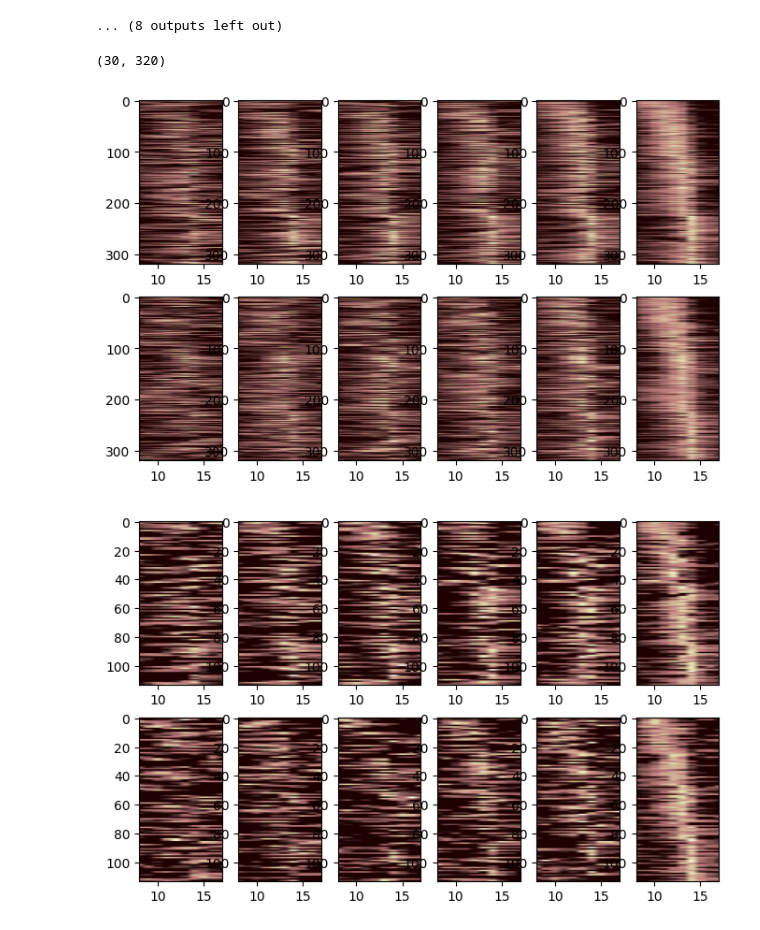
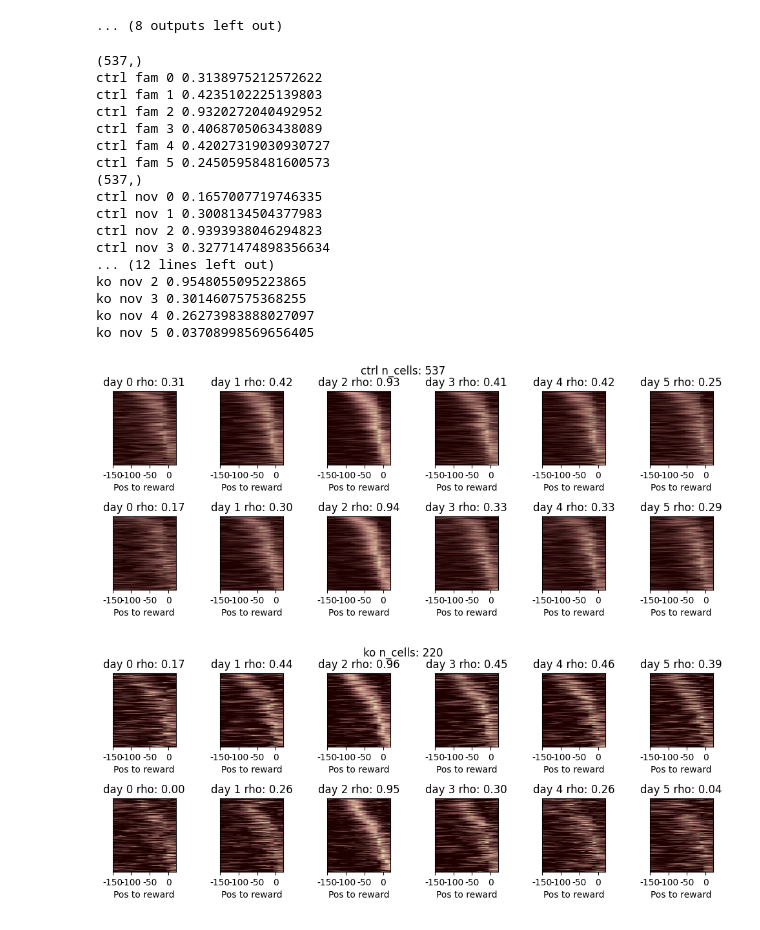
Before and after one commit to GiocomoLab/STX3KO_analyses, a Jupyter notebook: notebooks/figure6/population_plots.ipynb, the cells around one changed output. Cells and saved outputs as stored; diff of their text form; code cells hidden in the pictures.

Commit message:
plotting reward stability

```diff
--- a/notebooks/figure6/population_plots.ipynb
+++ b/notebooks/figure6/population_plots.ipynb
@@ -28 +30,4 @@ plt.rcParams['font.serif'] = 'Arial'
+# %%
+figdir = pathlib.Path('/mnt/BigDisk/fig_scratch/stx3/fig6_reward_stability')
+figdir.mkdir(exist_ok=True, parents=True)
 # %%
@@ -74,12 +84,12 @@ def get_reward_cells_across_days(sess, align_day):
     return pc_dict
 # %%
-rcell_day = 5
+
 pc_dict= {}
 for cond, mice in zip(('ctrl', 'ko'), (ctrl_mice, ko_mice)):
     pc_dict[cond] = {}
     for mouse in mice:
         sess = u.single_mouse_concat_sessions(mouse, np.arange(6))
-        pc_dict[cond][mouse] = get_reward_cells_across_days(sess,rcell_day)
+        pc_dict[cond][mouse] = get_reward_cells_across_days(sess)
 # %% [output]
 29_11_2020 YMaze_LNovel
 30_11_2020 YMaze_LNovel
@@ -128,6 +138,7 @@ for cond, mice in zip(('ctrl', 'ko'), (ctrl_mice, ko_mice)):
 ... (8 outputs left out)
 # %%
 plot_dict = {}
+align_day = 2
 for cond, mice in zip(('ctrl', 'ko'),(ctrl_mice, ko_mice)):
     plot_dict[cond]={}
     for ttype in ('fam', 'nov'):
@@ -137,7 +148,7 @@ for cond, mice in zip(('ctrl', 'ko'),(ctrl_mice, ko_mice)):
             arr = []
 
             for mouse in mice:
-                arr.append(pc_dict[cond][mouse][day][ttype])
+                arr.append(pc_dict[cond][mouse][align_day][day][ttype])
             plot_dict[cond][ttype][day]= np.hstack(arr)
 
 
@@ -150,20 +161,56 @@ for cond, mice in zip(('ctrl', 'ko'),(ctrl_mice, ko_mice)):
 #         tmat = pc_dict[day][nov]
 #         ax[i,day].imshow(tmat[:,sort].T,aspect='auto')
 # %%
-plot_dict['ctrl']['fam'][5].shape
+import astropy
+import astropy.stats
-# %% [output]
-(30, 320)
 # %%
 for cond in ('ctrl', 'ko'):
-    sort_tmat = plot_dict[cond]['fam'][5] + plot_dict[cond]['nov'][5]
-    sort = np.argsort(np.nanargmax(sort_tmat, axis=0))
+    sort_tmat = plot_dict[cond]['fam'][align_day] + plot_dict[cond]['nov'][align_day]
+    sort_tmat = plot_dict[cond]['fam'][align_day] + plot_dict[cond]['nov'][align_day]
+    sort_argmax = np.nanargmax(sort_tmat, axis=0)
 
-    fig, ax = plt.subplots(2,6, figsize=[8,5])
+    sort = np.argsort(sort_argmax)
+    n_cells = sort.shape[0]
+
+    fig, ax = plt.subplots(2,6, figsize=[12,4])
+    fig.subplots_adjust(wspace=.7, hspace=.7)
+    fig.suptitle(f"{cond} n_cells: {n_cells}")
     for i,nov in enumerate(('fam','nov')):
+        # sort_tmat = plot_dict[cond][nov][5] #+ plot_dict[cond]['nov'][5]
+        # sort = np.argsort(np.nanargmax(sort_tmat, axis=0))
+        print(sort.shape)
         for day in range(6):
             tmat = sp.stats.zscore(plot_dict[cond][nov][day],axis=0)
+
+            r = astropy.stats.circcorrcoef(stx.reward_overrep.pos_to_rad(np.nanargmax(tmat, axis=0)), stx.reward_overrep.pos_to_rad(sort_argmax))
+            print(cond, nov, day, r)
             ax[i,day].imshow(tmat[:,sort].T,aspect='auto', cmap='pink', vmin=0, vmax=5)
-            ax[i,day].set_xlim([8,17])
+            ax[i,day].set_xlim([0,17])
+
+            ax[i,day].set_title(f'day {day} rho: {r:.2f}')
+            ax[i,day].set_xticks([0,5,10,15], labels=[-150, -100, -50, 0])
+            ax[i,day].set_yticks([])
+            ax[i,day].set_xlabel('Pos to reward')
+
+
+    fig.savefig(figdir / f'pop_reward_cells_{cond}_day{align_day}_sort.pdf')
 # %% [output]
+(537,)
+ctrl fam 0 0.3138975212572622
+ctrl fam 1 0.4235102225139803
+ctrl fam 2 0.9320272040492952
+ctrl fam 3 0.4068705063438089
+ctrl fam 4 0.42027319030930727
+ctrl fam 5 0.24505958481600573
+(537,)
+ctrl nov 0 0.1657007719746335
+ctrl nov 1 0.3008134504377983
+ctrl nov 2 0.9393938046294823
+ctrl nov 3 0.32771474898356634
+... (12 lines left out)
+ko nov 2 0.9548055095223865
+ko nov 3 0.3014607575368255
+ko nov 4 0.26273983888027097
+ko nov 5 0.03708998569656405
-[figure, old version]
+[figure, new version]
-[figure, old version]
+[figure, new version]
```
Also changed, not shown: parts of 2 cells of this notebook, 1 other file.
